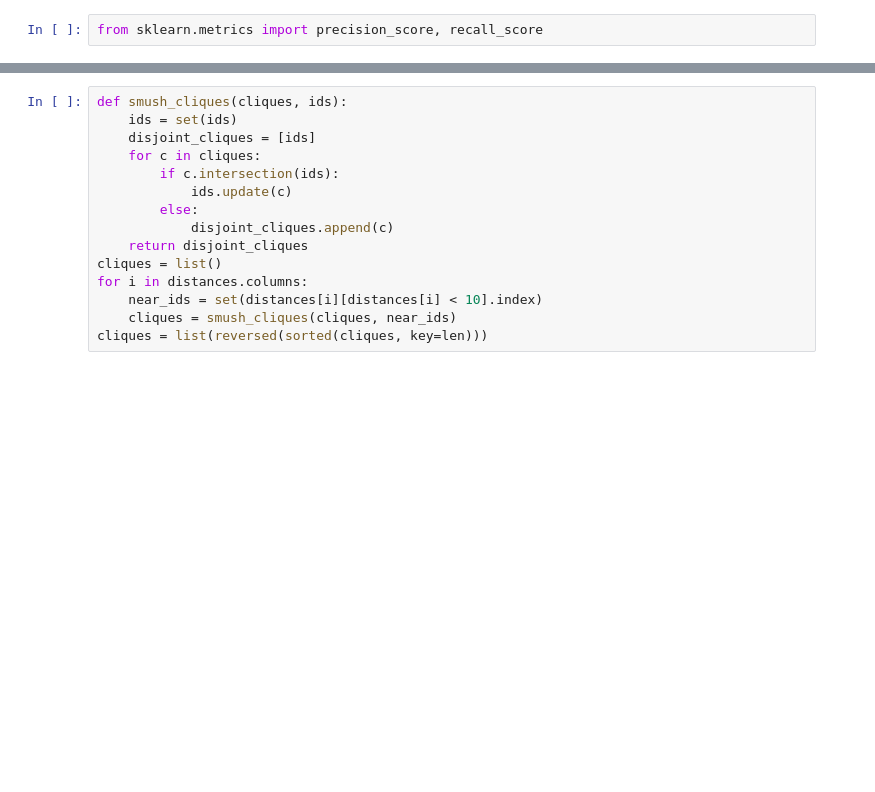
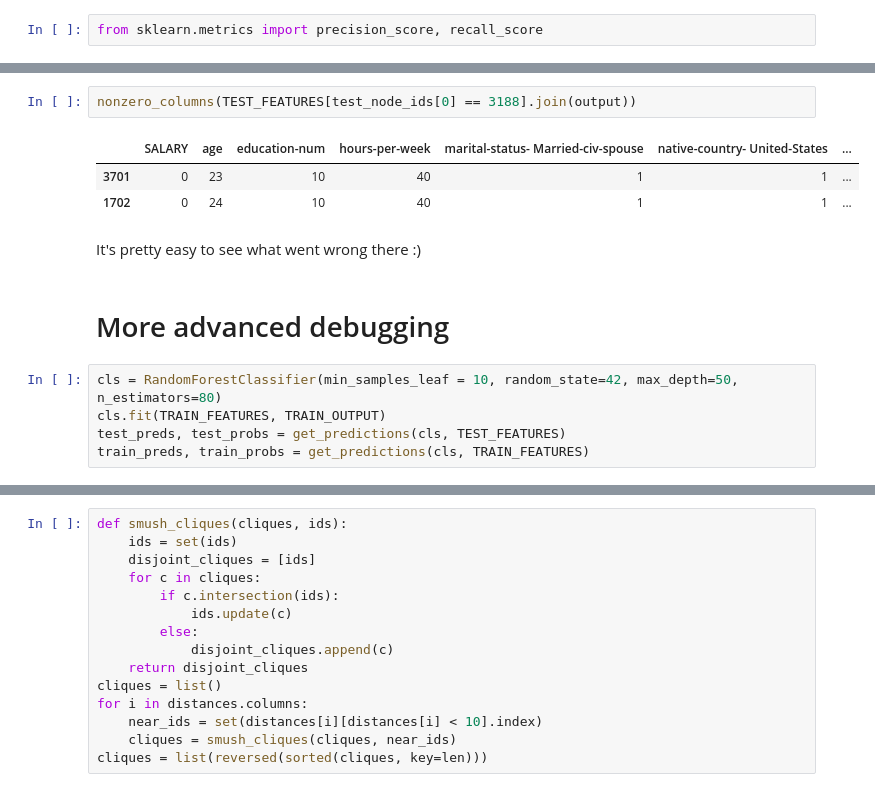
Before and after one commit to jvns/forestspy, a Jupyter notebook: adult dataset.ipynb, the cells around one changed output, grey strips where cells are left out. Drawn from its saved outputs; the diff is of its cells as text; blank space fills up the shorter version.

```diff
--- a/adult dataset.ipynb
+++ b/adult dataset.ipynb
@@ -297,0 +108,15 @@ len(distances)
+# %%
+nonzero_columns(TEST_FEATURES[test_node_ids[0] == 3188].join(output))
+# %% [output]
+|  | SALARY | age | education-num | hours-per-week | marital-status- Married-civ-spouse | native-country- United-States | ... |
+| 3701 | 0 | 23 | 10 | 40 | 1 | 1 | ... |
+| 1702 | 0 | 24 | 10 | 40 | 1 | 1 | ... |
+# %% [markdown]
+It's pretty easy to see what went wrong there :)
+# %% [markdown]
+# More advanced debugging
+# %%
+cls = RandomForestClassifier(min_samples_leaf = 10, random_state=42, max_depth=50, n_estimators=80)
+cls.fit(TRAIN_FEATURES, TRAIN_OUTPUT)
+test_preds, test_probs = get_predictions(cls, TEST_FEATURES)
+train_preds, train_probs = get_predictions(cls, TRAIN_FEATURES)
```
Also changed, not shown: parts of 94 cells of this notebook, 1 other file.
